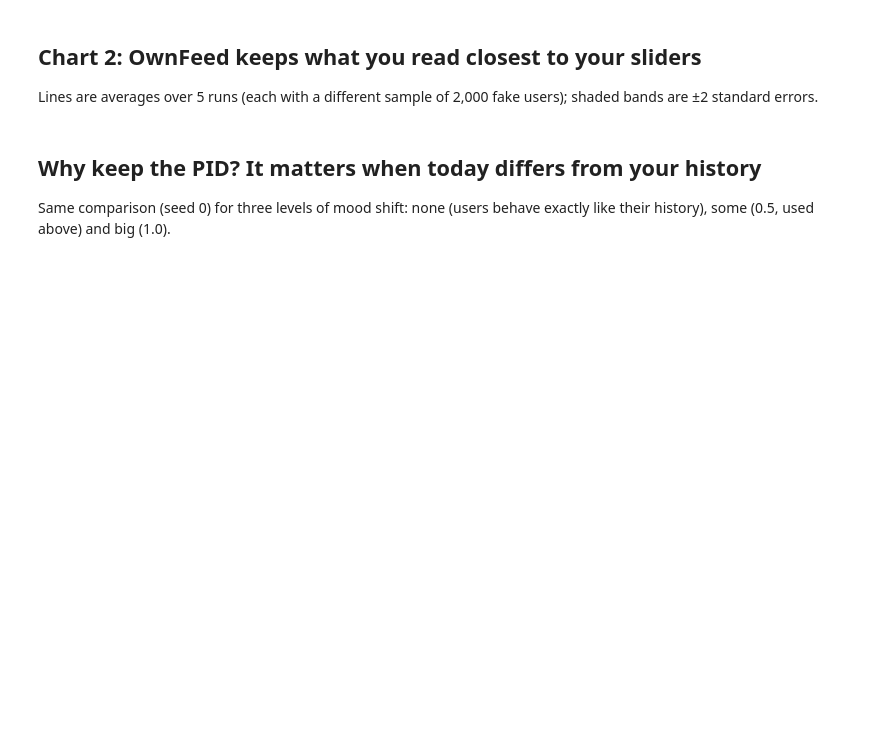
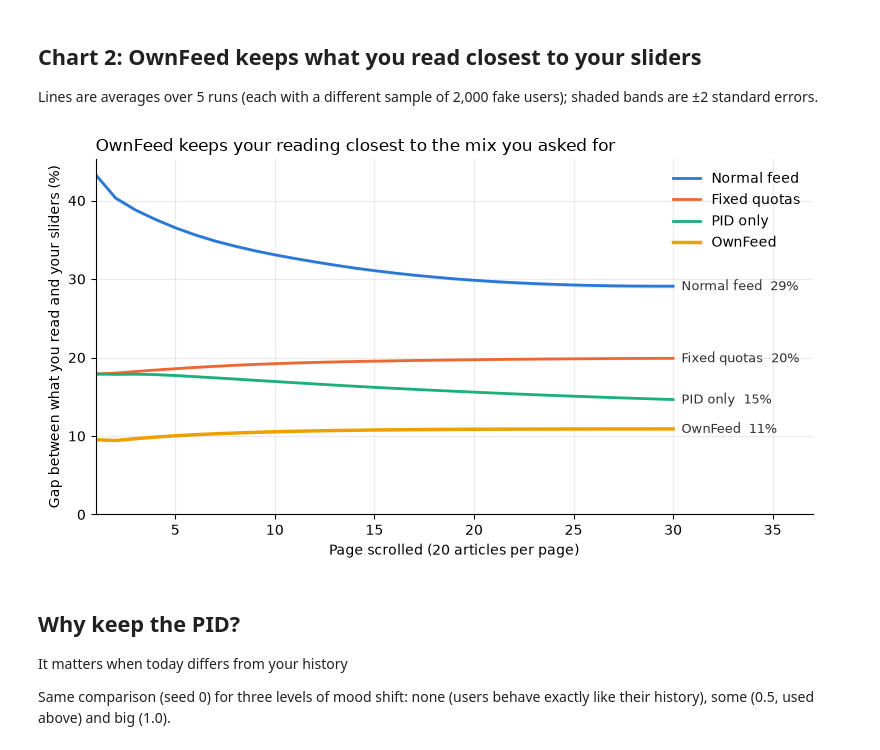
Before and after one commit to Sukriti-124/OwnFeed, a Jupyter notebook: notebooks/07_balancer.ipynb, the cells around one changed output. Saved outputs shown, nothing was run; the diff lists cells and outputs as text; code cells hidden in the pictures; blank space fills up the shorter version.

```diff
--- a/notebooks/07_balancer.ipynb
+++ b/notebooks/07_balancer.ipynb
@@ -183,29 +202,32 @@ Lines are averages over 5 runs (each with a different sample of 2,000 fake users
 # %%
 COLORS = {"Normal feed": "#2a78d6", "Fixed quotas": "#eb6834", "PID only": "#1baf7a", "OwnFeed": "#eda100"}
 
 fig, ax = plt.subplots(figsize=(8, 4.5))
 for name, group in gaps.groupby("feed", sort=False):
     by_page = group.groupby("page").gap.agg(["mean", "std"]) * 100
     band = 2 * by_page["std"] / np.sqrt(len(SEEDS))
     ax.plot(by_page.index, by_page["mean"], color=COLORS[name], lw=2.5 if name == "OwnFeed" else 2, label=name)
     ax.fill_between(by_page.index, by_page["mean"] - band, by_page["mean"] + band, color=COLORS[name], alpha=0.2, lw=0)
     ax.annotate(f"{name}  {by_page['mean'].iloc[-1]:.0f}%", (PAGES, by_page["mean"].iloc[-1]),
                 xytext=(6, 0), textcoords="offset points", va="center", fontsize=9, color="#333333")
 
 ax.set_xlabel("Page scrolled (20 articles per page)")
 ax.set_ylabel("Gap between what you read and your sliders (%)")
 ax.set_title("OwnFeed keeps your reading closest to the mix you asked for", loc="left", fontsize=12)
 ax.set_xlim(1, PAGES + 7)
-ax.set_xticks([1, 5, 10, 15, 20, 25, 30])
 ax.set_ylim(0, None)
 ax.grid(alpha=0.25)
 ax.spines[["top", "right"]].set_visible(False)
 ax.legend(frameon=False, loc="upper right")
 fig.tight_layout()
 fig.savefig("../results/figures/chart2_reading_gap.png", dpi=150)
 plt.show()
+# %% [output]
+[figure, added]
 # %% [markdown]
-## Why keep the PID? It matters when today differs from your history
+## Why keep the PID?
+
+It matters when today differs from your history
 
 Same comparison (seed 0) for three levels of mood shift: none (users behave exactly like their history), some (0.5, used above) and big (1.0).
 # %%
```
Also changed, not shown: parts of 9 cells of this notebook, 6 other files.
